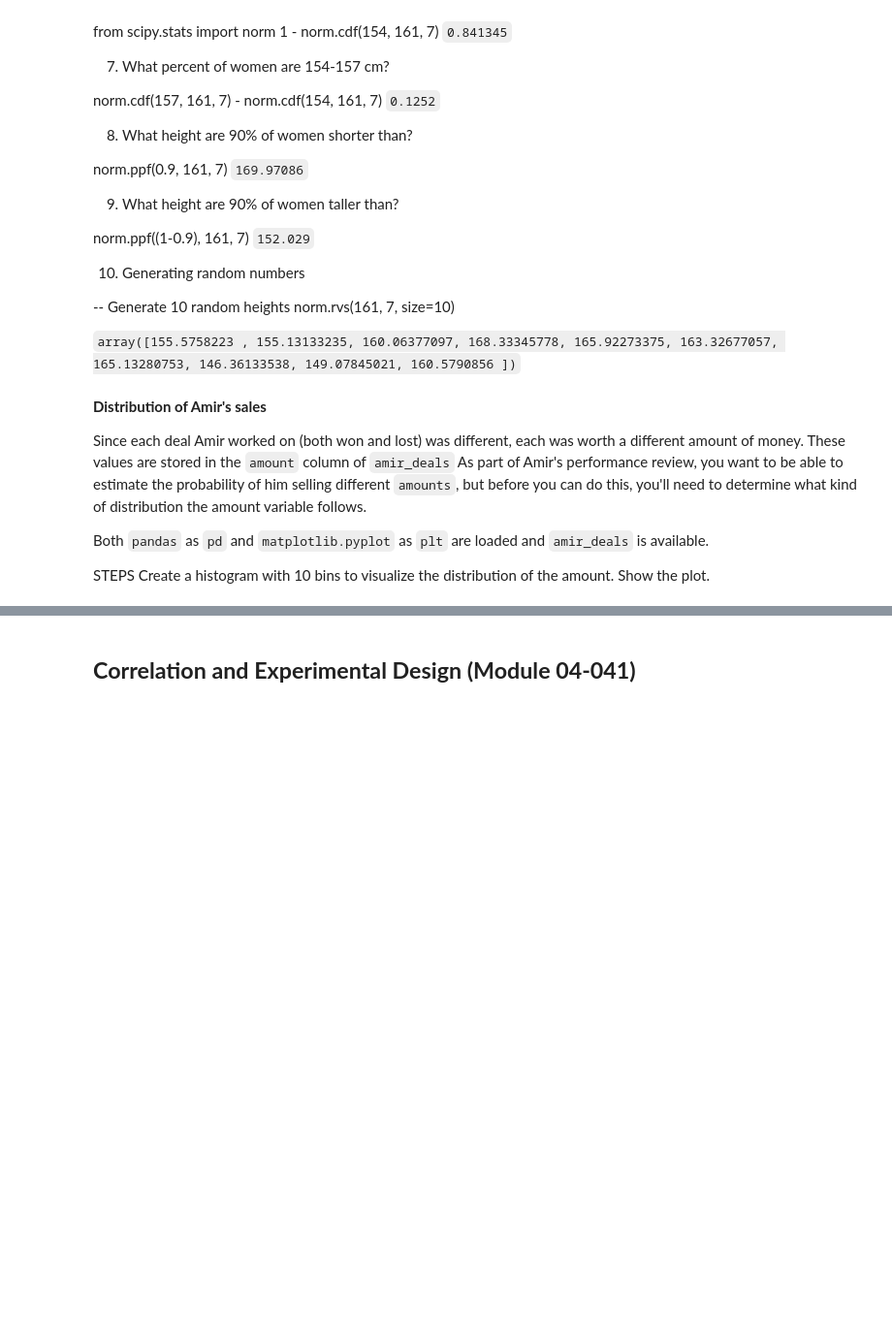
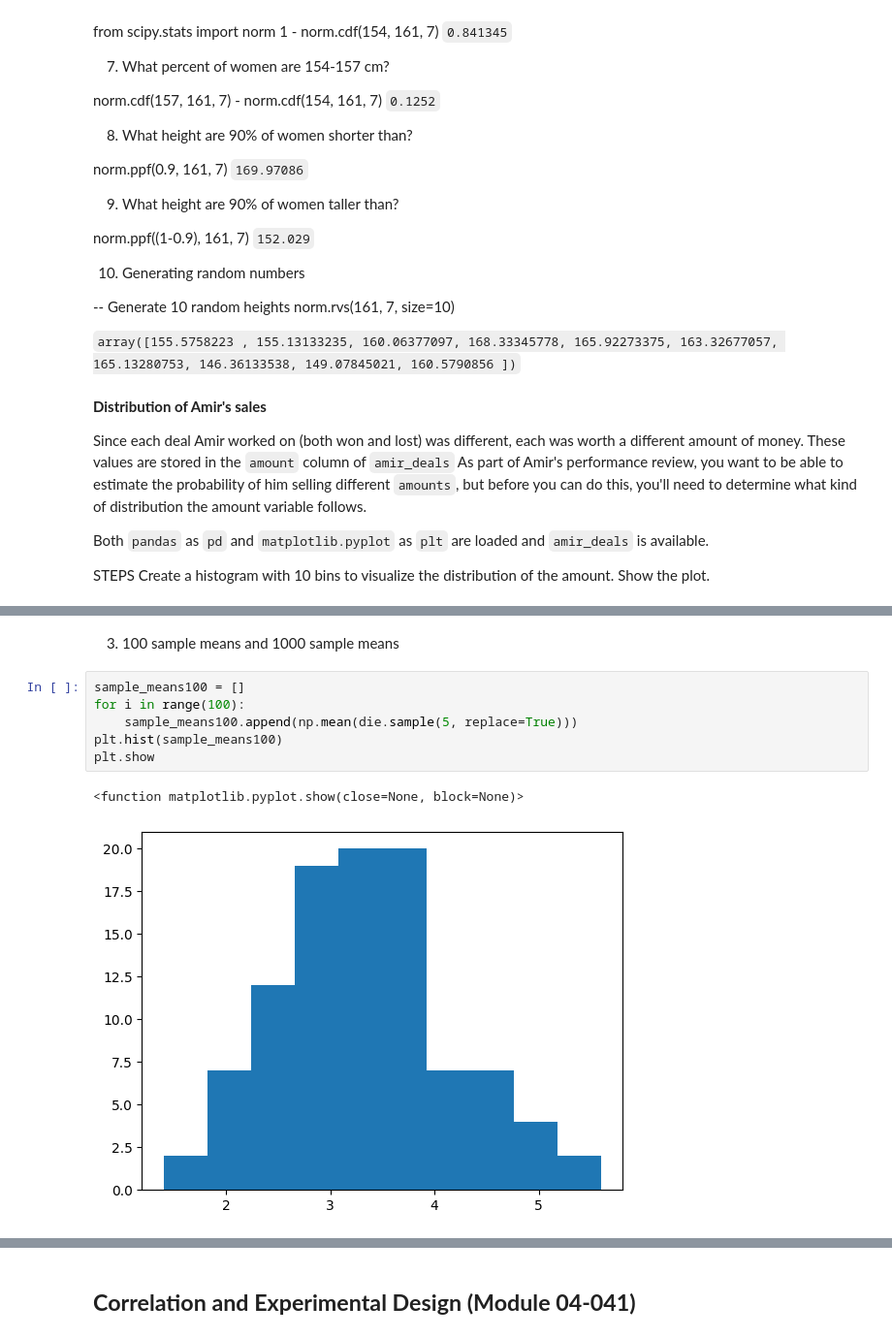
Before and after one commit to mcabas/Datacamp_Notebook, a Jupyter notebook: DataCamp.Course_041_Introduction to Statistics in Python.ipynb, the cells around one changed output, grey strips where cells are left out. Shown at 97% size. Cells and saved outputs as stored; diff of their text form; blank space fills up the shorter version.

```diff
--- a/DataCamp.Course_041_Introduction to Statistics in Python.ipynb
+++ b/DataCamp.Course_041_Introduction to Statistics in Python.ipynb
@@ -1039,0 +1152,11 @@ Create a histogram with 10 bins to visualize the distribution of the amount. Sho
+# %% [markdown]
+3. 100 sample means and 1000 sample means
+# %%
+sample_means100 = []
+for i in range(100):
+    sample_means100.append(np.mean(die.sample(5, replace=True)))
+plt.hist(sample_means100)
+plt.show
+# %% [output]
+<function matplotlib.pyplot.show(close=None, block=None)>
+[figure, added]
```
Also changed, not shown: parts of 26 cells of this notebook.
